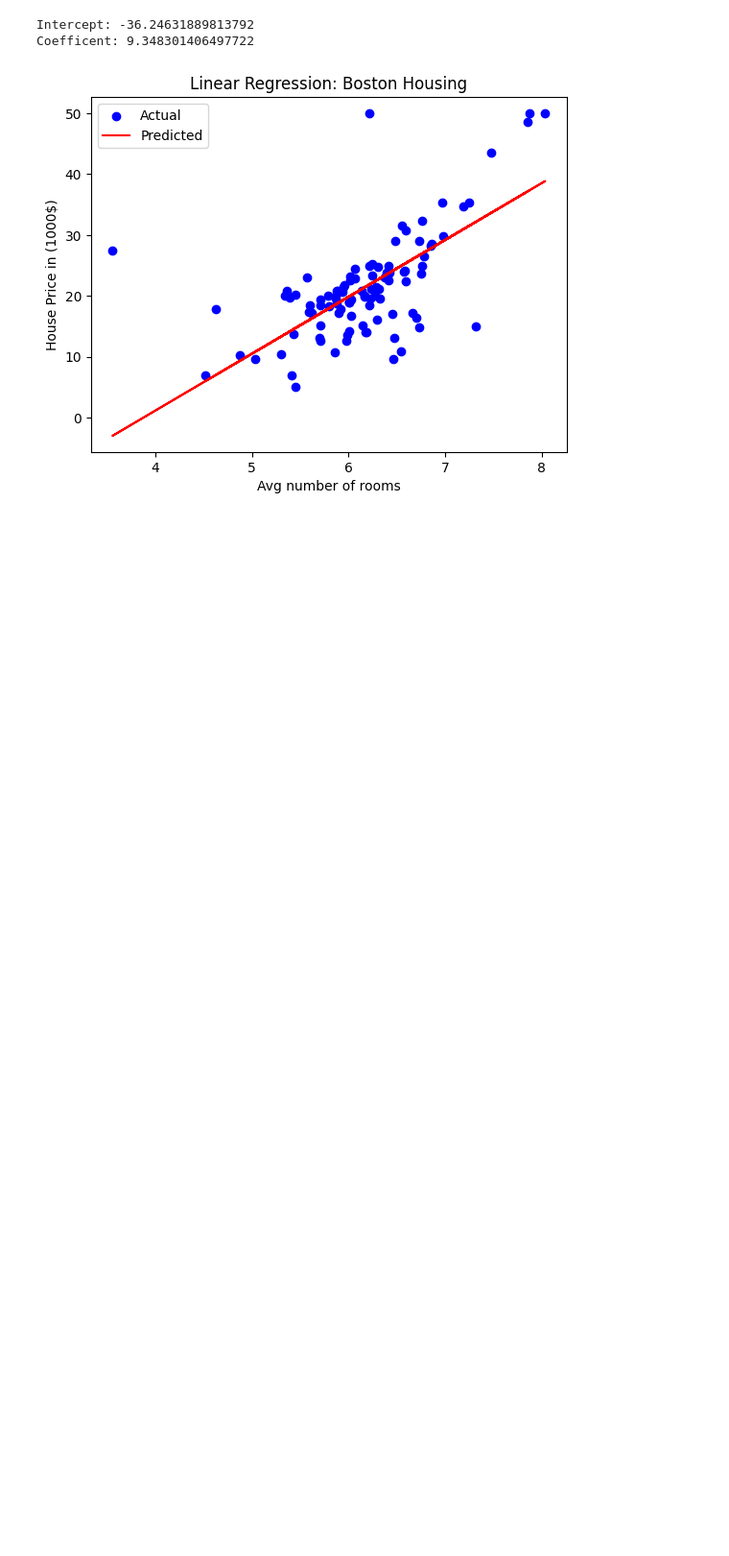
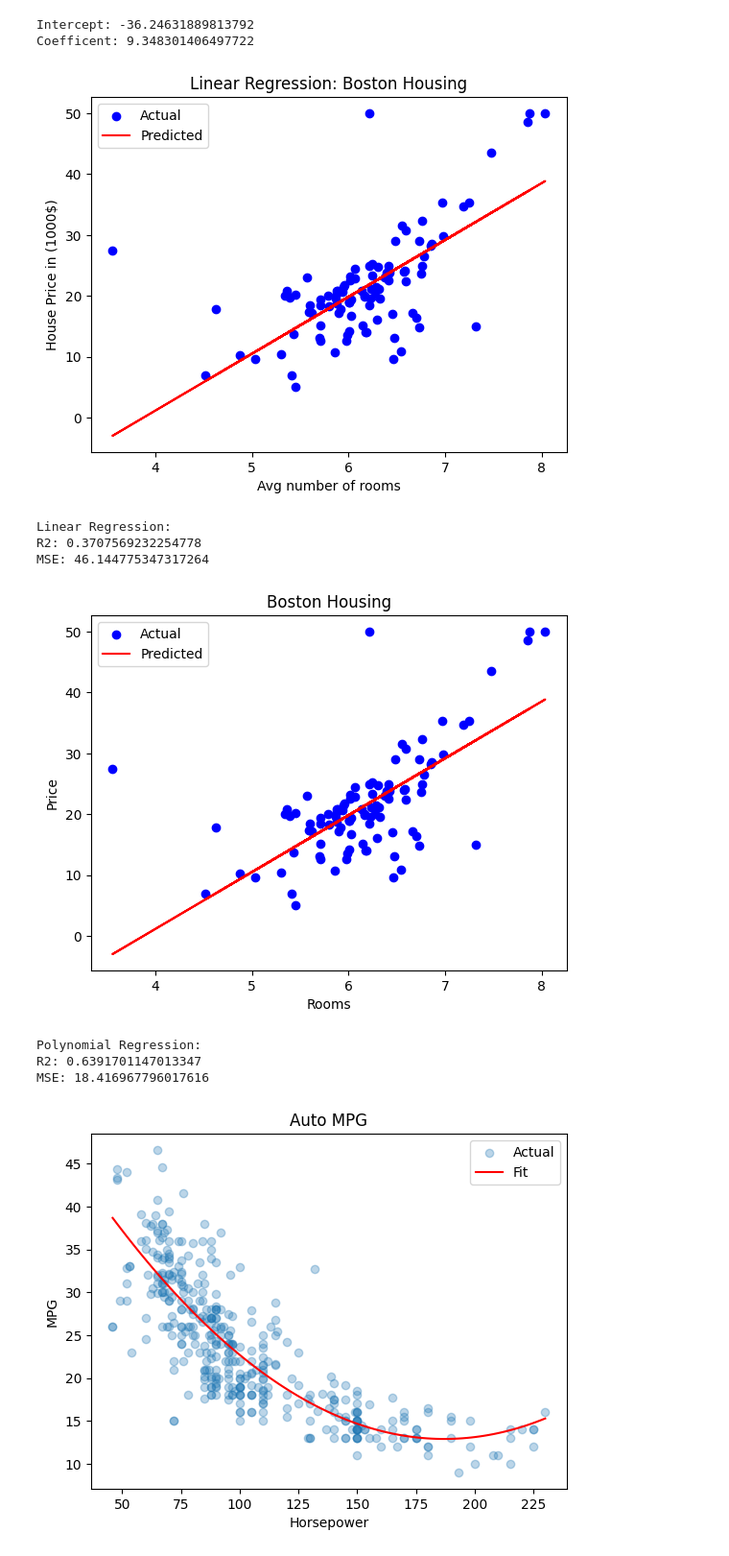
Before and after one commit to Annson17/ML_Lab, a Jupyter notebook: lab7.ipynb, the cells around one changed output. Shown: that part at 96% size. Drawn from its saved outputs; the diff is of its cells as text; code cells hidden in the pictures; blank space fills up the shorter version.

```diff
--- a/lab7.ipynb
+++ b/lab7.ipynb
@@ -31,3 +31,74 @@ plt.show()
 Intercept: -36.24631889813792
 Coefficent: 9.348301406497722
 [figure]
+# %%
+import numpy as np
+import pandas as pd
+import matplotlib.pyplot as plt
+from sklearn.linear_model import LinearRegression
+from sklearn.model_selection import train_test_split
+from sklearn.preprocessing import PolynomialFeatures
+from sklearn.pipeline import make_pipeline
+from sklearn.metrics import r2_score, mean_squared_error
+
+# --- Linear Regression on Boston Housing ---
+data = pd.read_csv("BostonHousing.csv")
+x = data[['RM']]
+y = data['MEDV']
+
+x_train, x_test, y_train, y_test = train_test_split(x, y, test_size=0.2, random_state=42)
+
+model = LinearRegression()
+model.fit(x_train, y_train)
+y_pred = model.predict(x_test)
+
+print("Linear Regression:")
+print("R2:", r2_score(y_test, y_pred))
+print("MSE:", mean_squared_error(y_test, y_pred))
+
+plt.scatter(x_test, y_test, color='blue', label='Actual')
+plt.plot(x_test, y_pred, color='red', label='Predicted')
+plt.xlabel("Rooms")
+plt.ylabel("Price")
+plt.title("Boston Housing")
+plt.legend()
+plt.show()
+
+# --- Polynomial Regression on Auto MPG ---
+data = pd.read_csv("auto-mpg.csv")
+data = data[data['horsepower'] != '?']
+data['horsepower'] = data['horsepower'].astype(float)
+
+x = data[['horsepower']]
+y = data['mpg']
+
+x_train, x_test, y_train, y_test = train_test_split(x, y, test_size=0.2, random_state=42)
+
+model = make_pipeline(PolynomialFeatures(2), LinearRegression())
+model.fit(x_train, y_train)
+y_pred = model.predict(x_test)
+
+print("\nPolynomial Regression:")
+print("R2:", r2_score(y_test, y_pred))
+print("MSE:", mean_squared_error(y_test, y_pred))
+
+x_line = np.linspace(x.min(), x.max(), 100).reshape(-1, 1)
+x_line_df = pd.DataFrame(x_line, columns=['horsepower'])
+y_line = model.predict(x_line_df)
+
+plt.scatter(x, y, alpha=0.3, label='Actual')
+plt.plot(x_line_df, y_line, color='red', label='Fit')
+plt.xlabel("Horsepower")
+plt.ylabel("MPG")
+plt.title("Auto MPG")
+plt.legend()
+plt.show()
+# %% [output]
+Linear Regression:
+R2: 0.3707569232254778
+MSE: 46.144775347317264
+[figure, added]
+Polynomial Regression:
+R2: 0.6391701147013347
+MSE: 18.416967796017616
+[figure, added]
```
Also changed, not shown: parts of 2 cells of this notebook, 10 other files.
